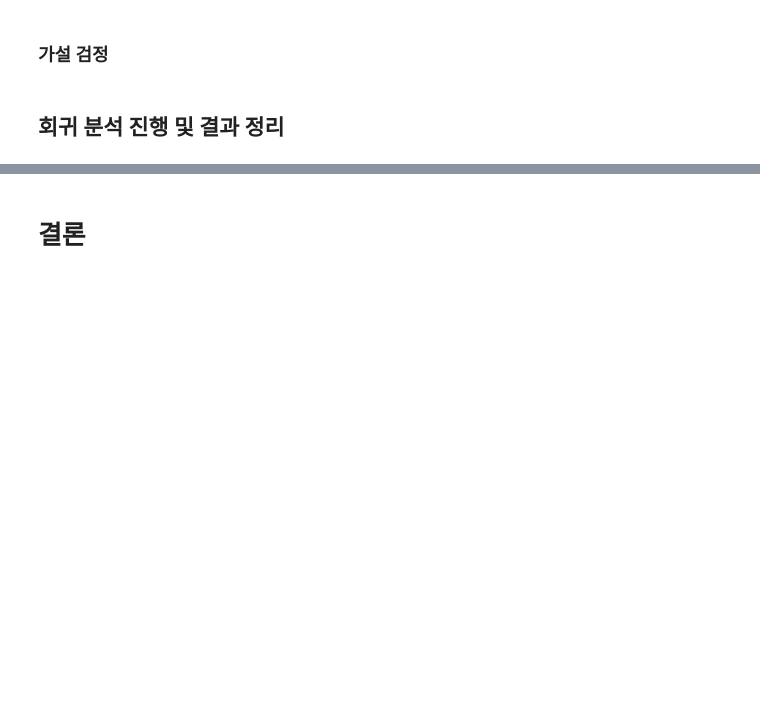
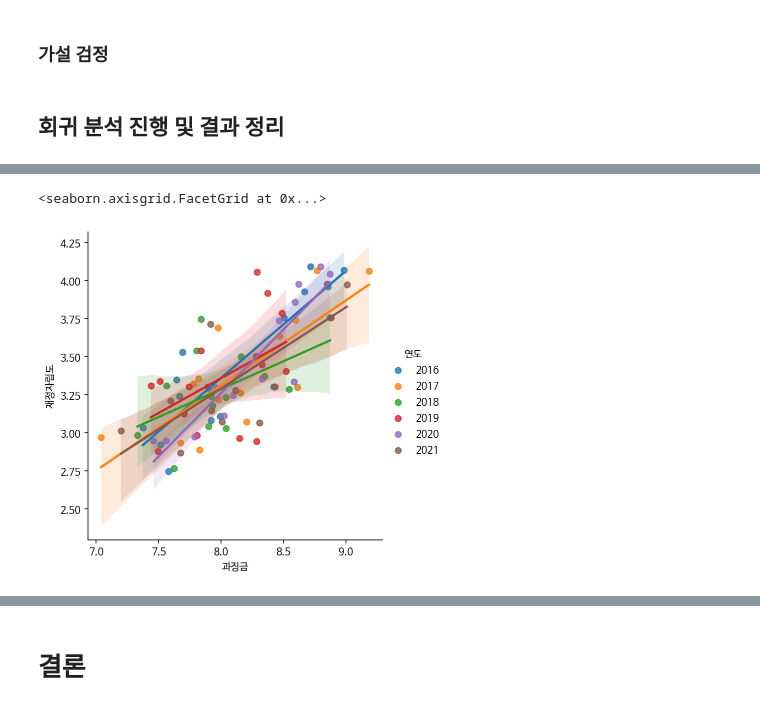
Before and after one commit to Gi-Woong/SDA-TeamProject, a Jupyter notebook: SDA_Term_Project.ipynb, the cells around one changed output, grey strips where cells are left out. Saved outputs shown, nothing was run; the diff lists cells and outputs as text; code cells hidden in the pictures; blank space fills up the shorter version.

```diff
--- a/SDA_Term_Project.ipynb
+++ b/SDA_Term_Project.ipynb
@@ -888,0 +975,6 @@ NameError: ignored
+# %%
+df_temp = df_north[df_north["연도"]!=2015]
+sns.lmplot(x="과징금", y="재정자립도", hue ="연도", data=df_temp)
+# %% [output]
+<seaborn.axisgrid.FacetGrid at 0x...>
+[figure, added]
```
Also changed, not shown: parts of 28 cells of this notebook.
